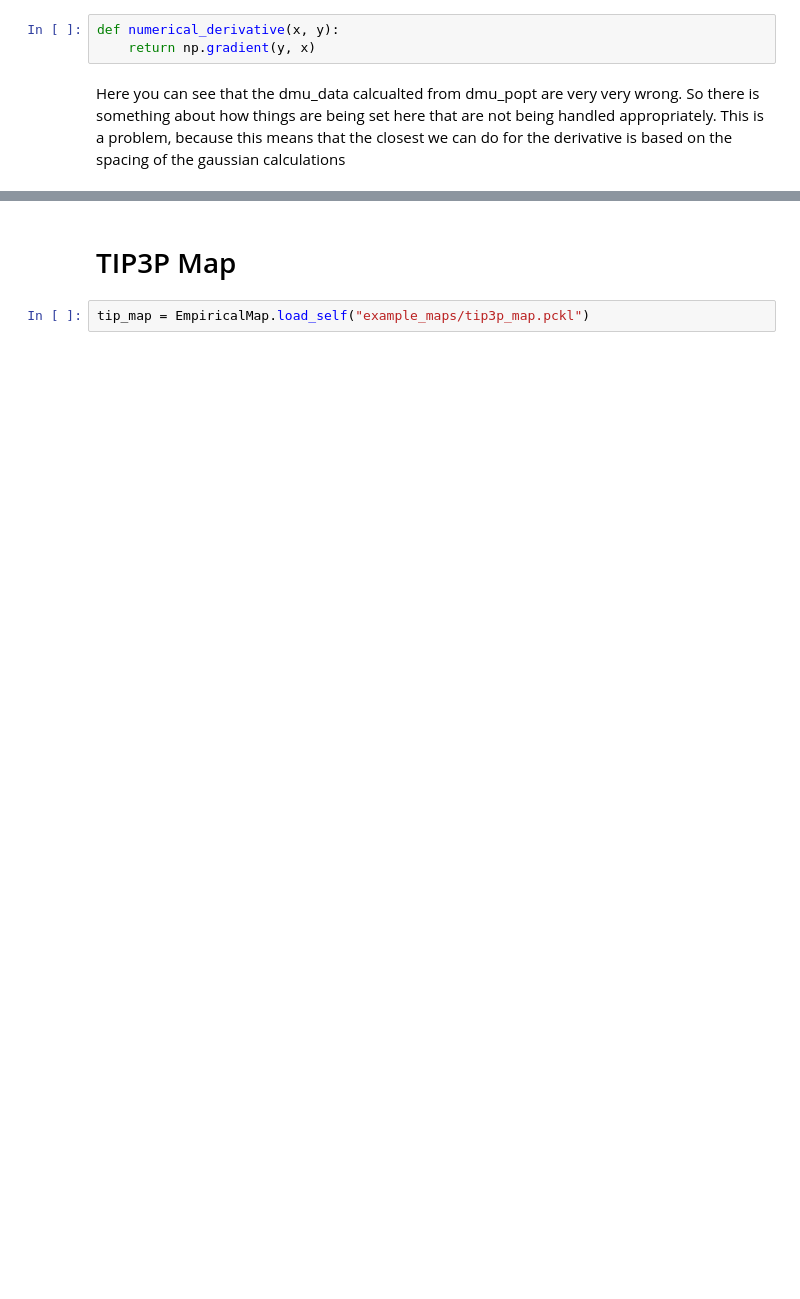
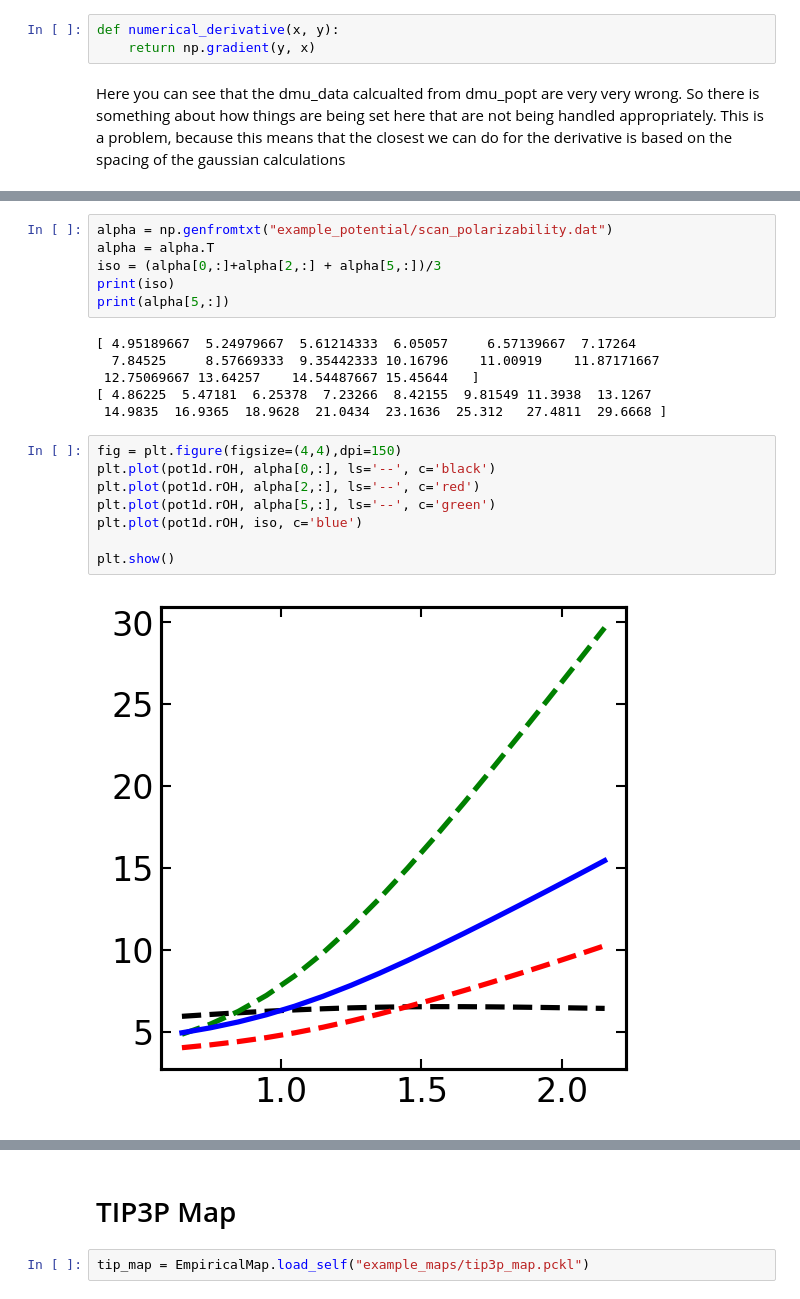
Before and after one commit to piskuliche/EmpiricalMapping, a Jupyter notebook: examples/empirical_map_plotting.ipynb, the cells around one changed output, grey strips where cells are left out. Drawn from its saved outputs; the diff is of its cells as text; blank space fills up the shorter version.

Commit message:
Add new polarizability troubleshooting files

```diff
--- a/examples/empirical_map_plotting.ipynb
+++ b/examples/empirical_map_plotting.ipynb
@@ -305,0 +308,22 @@ plt.show()
+# %%
+alpha = np.genfromtxt("example_potential/scan_polarizability.dat")
+alpha = alpha.T
+iso = (alpha[0,:]+alpha[2,:] + alpha[5,:])/3
+print(iso)
+print(alpha[5,:])
+# %% [output]
+[ 4.95189667  5.24979667  5.61214333  6.05057     6.57139667  7.17264
+  7.84525     8.57669333  9.35442333 10.16796    11.00919    11.87171667
+ 12.75069667 13.64257    14.54487667 15.45644   ]
+[ 4.86225  5.47181  6.25378  7.23266  8.42155  9.81549 11.3938  13.1267
+ 14.9835  16.9365  18.9628  21.0434  23.1636  25.312   27.4811  29.6668 ]
+# %%
+fig = plt.figure(figsize=(4,4),dpi=150)
+plt.plot(pot1d.rOH, alpha[0,:], ls='--', c='black')
+plt.plot(pot1d.rOH, alpha[2,:], ls='--', c='red')
+plt.plot(pot1d.rOH, alpha[5,:], ls='--', c='green')
+plt.plot(pot1d.rOH, iso, c='blue')
+
+plt.show()
+# %% [output]
+[figure, added]
```
Also changed, not shown: parts of 12 cells of this notebook, 4 other files.
